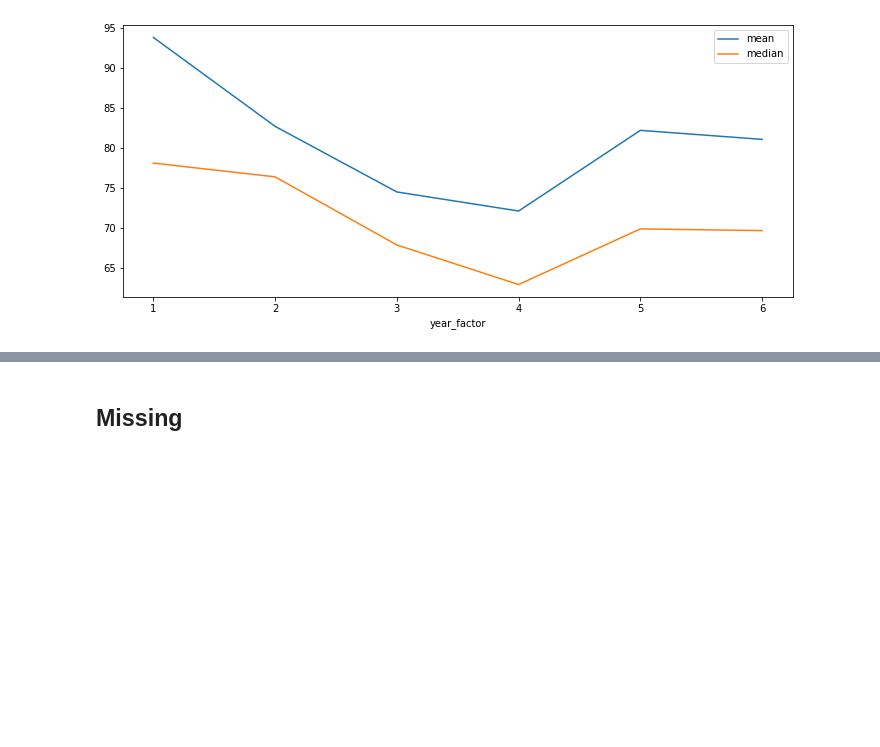
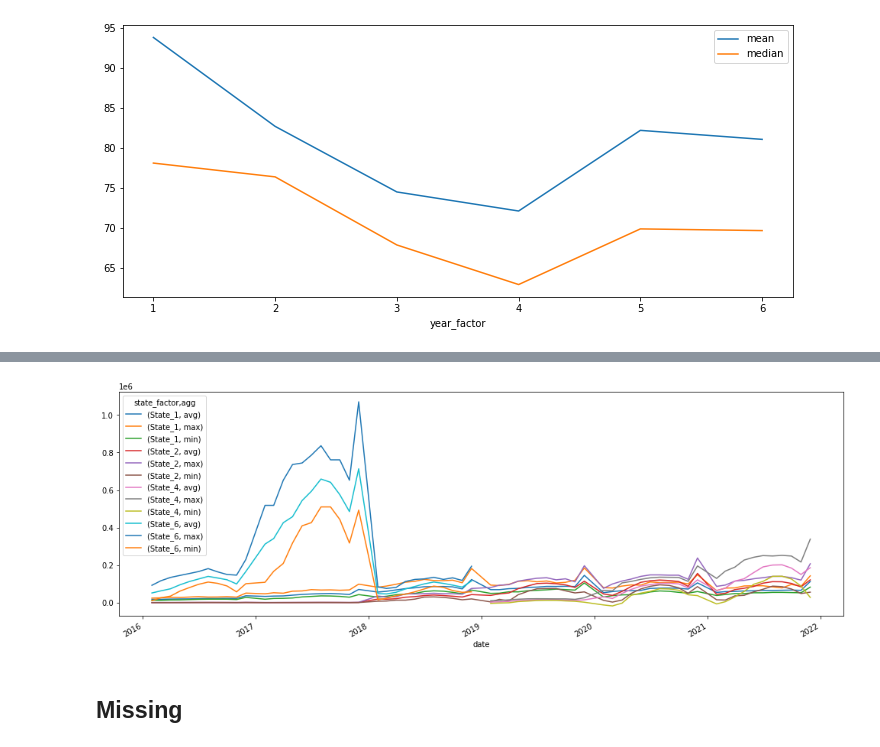
Before and after one commit to Sebasu11/WiDS-2022, a Jupyter notebook: WIDS2022.ipynb, the cells around one changed output, grey strips where cells are left out. Cells and saved outputs as stored; diff of their text form; code cells hidden in the pictures; blank space fills up the shorter version.

```diff
--- a/WIDS2022.ipynb
+++ b/WIDS2022.ipynb
@@ -581,3 +616,17 @@ train.sample(10)
+# %%
+(temp.pivot_table(values="temperature",
+                index="date",
+                columns=["state_factor","agg"],
+                aggfunc="sum",
+                fill_value=None,
+                margins=False,
+                dropna=True,
+                margins_name="All",
+                observed=False,)
+    .plot(kind="line",figsize=(17,6))
+);
+# %% [output]
+[figure, added]
 # %% [markdown]
 ## Missing
 # %%
```
Also changed, not shown: parts of 5 cells of this notebook.
